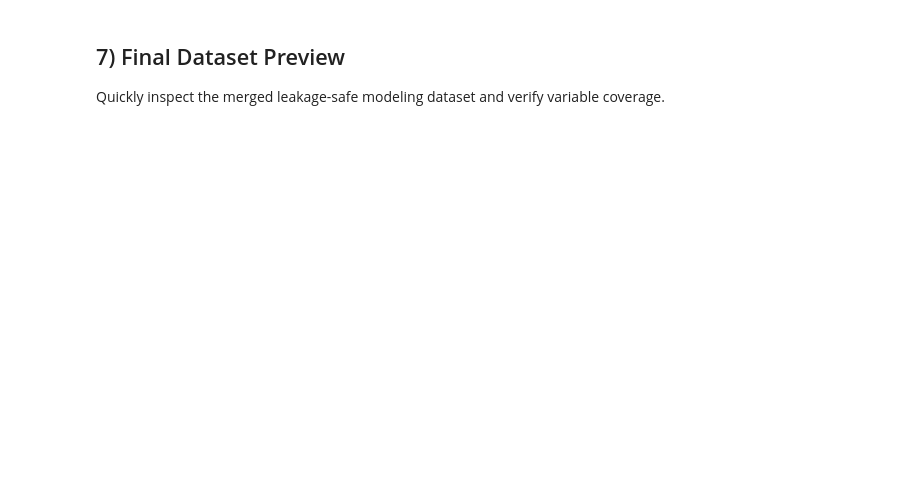
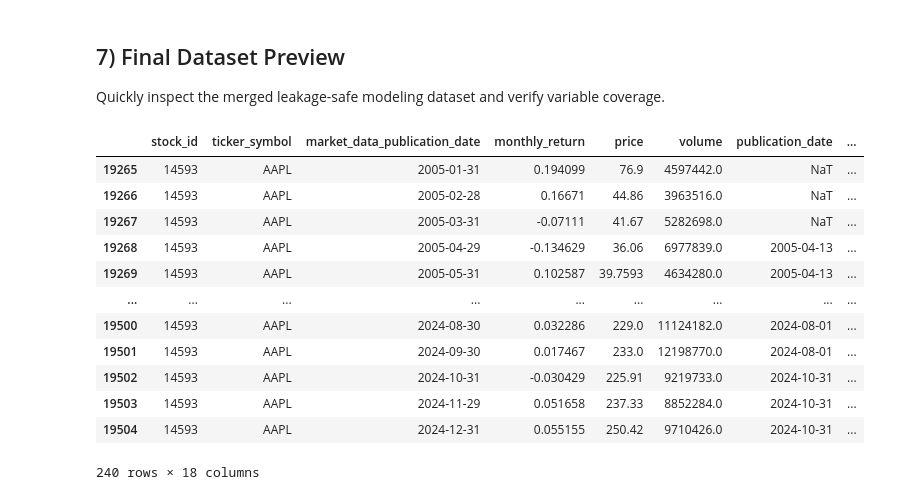
Before and after one commit to francois-goybet/ml-alpha-ranking-portfolio, a Jupyter notebook: notebook/notebook1.ipynb, the cells around one changed output. Drawn from its saved outputs; the diff is of its cells as text; code cells hidden in the pictures; blank space fills up the shorter version.

```diff
--- a/notebook/notebook1.ipynb
+++ b/notebook/notebook1.ipynb
@@ -362,3 +362,19 @@ Quickly inspect the merged leakage-safe modeling dataset and verify variable cov
 # %%
 # Save the data to a CSV file
 dataset.to_csv('../data/raw.csv', index=False)
+# %%
+dataset[dataset["stock_id"] == 14593].sort_values("market_data_publication_date")
+# %% [output]
+|  | stock_id | ticker_symbol | market_data_publication_date | monthly_return | price | volume | publication_date | ... |
+| 19265 | 14593 | AAPL | 2005-01-31 | 0.194099 | 76.9 | 4597442.0 | NaT | ... |
+| 19266 | 14593 | AAPL | 2005-02-28 | 0.16671 | 44.86 | 3963516.0 | NaT | ... |
+| 19267 | 14593 | AAPL | 2005-03-31 | -0.07111 | 41.67 | 5282698.0 | NaT | ... |
+| 19268 | 14593 | AAPL | 2005-04-29 | -0.134629 | 36.06 | 6977839.0 | 2005-04-13 | ... |
+| 19269 | 14593 | AAPL | 2005-05-31 | 0.102587 | 39.7593 | 4634280.0 | 2005-04-13 | ... |
+| ... | ... | ... | ... | ... | ... | ... | ... | ... |
+| 19500 | 14593 | AAPL | 2024-08-30 | 0.032286 | 229.0 | 11124182.0 | 2024-08-01 | ... |
+| 19501 | 14593 | AAPL | 2024-09-30 | 0.017467 | 233.0 | 12198770.0 | 2024-08-01 | ... |
+| 19502 | 14593 | AAPL | 2024-10-31 | -0.030429 | 225.91 | 9219733.0 | 2024-10-31 | ... |
+| 19503 | 14593 | AAPL | 2024-11-29 | 0.051658 | 237.33 | 8852284.0 | 2024-10-31 | ... |
+| 19504 | 14593 | AAPL | 2024-12-31 | 0.055155 | 250.42 | 9710426.0 | 2024-10-31 | ... |
+240 rows × 18 columns
```
Also changed, not shown: parts of 2 cells of this notebook, 5 other files.
